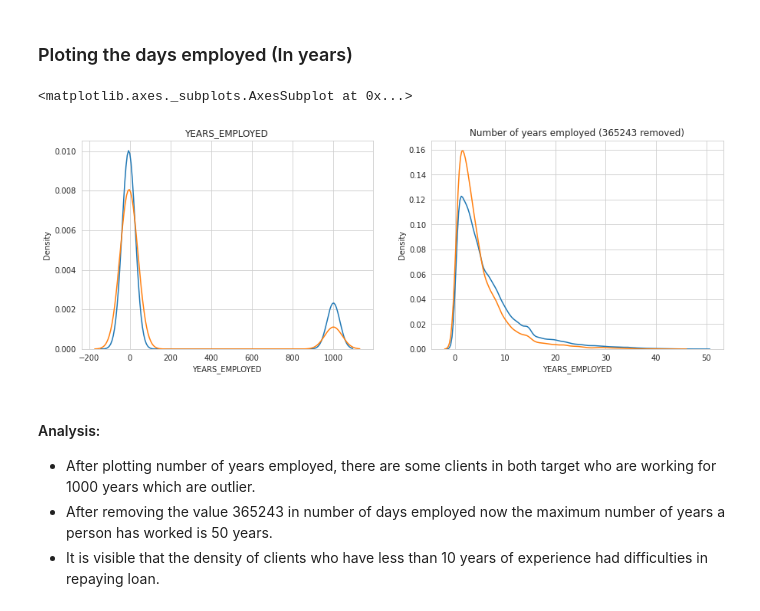
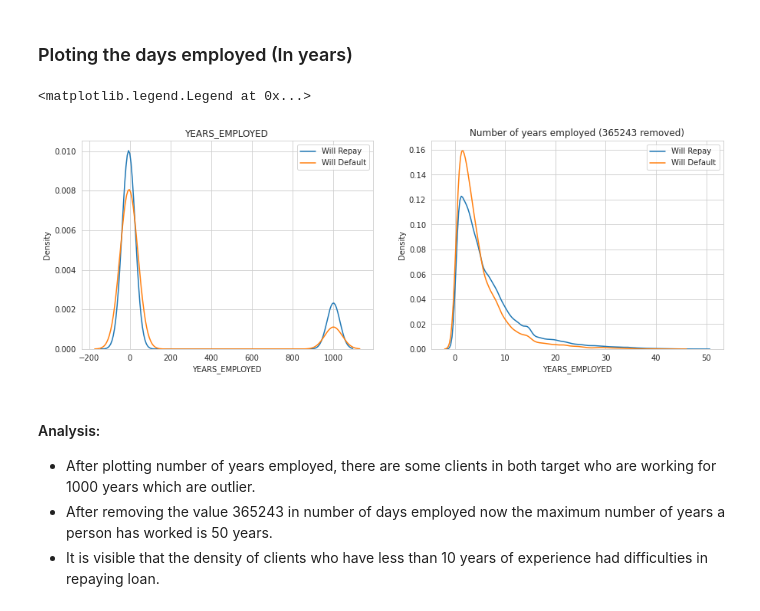
Before and after one commit to wins999/Home_Credit_Loan_Prediction, a Jupyter notebook: Exploratory_Data_Analysis_Home_Credit_v_1.ipynb, the cells around one changed output. Cells and saved outputs as stored; diff of their text form; code cells hidden in the pictures.

```diff
--- a/Exploratory_Data_Analysis_Home_Credit_v_1.ipynb
+++ b/Exploratory_Data_Analysis_Home_Credit_v_1.ipynb
@@ -295,27 +372,29 @@ app_train[app_train['AMT_INCOME_TOTAL']>(0.2*1e8)]
 # %%
 fig,axes=plt.subplots(nrows=1,ncols=2,figsize=(15, 5))
 
 app_train['YEARS_EMPLOYED']=(app_train['DAYS_EMPLOYED'])/365
 
 axes[0].title.set_text('YEARS_EMPLOYED')
 axes[0].set_xlabel('YEARS_EMPLOYED')
 axes[0].set_ylabel('Density')
-sns.kdeplot(app_train.loc[app_train['TARGET'] == 0, 'YEARS_EMPLOYED'] , label = 'target == 0',ax=axes[0])
-sns.kdeplot(app_train.loc[app_train['TARGET'] == 1, 'YEARS_EMPLOYED'] , label = 'target == 1',ax=axes[0])
+sns.kdeplot(app_train.loc[app_train['TARGET'] == 0, 'YEARS_EMPLOYED'] , label = 'Will Repay',ax=axes[0])
+sns.kdeplot(app_train.loc[app_train['TARGET'] == 1, 'YEARS_EMPLOYED'] , label = 'Will Default',ax=axes[0])
+axes[0].legend()
 
 #Replacing the outlier with np.nan
 app_train["DAYS_EMPLOYED"].replace({365243: np.nan}, inplace = True)
 
 app_train['YEARS_EMPLOYED']=(-app_train['DAYS_EMPLOYED'])/365
 
 axes[1].title.set_text('Number of years employed (365243 removed)')
 axes[1].set_xlabel('YEARS_EMPLOYED')
 axes[1].set_ylabel('Density')
-sns.kdeplot(app_train.loc[app_train['TARGET'] == 0, 'YEARS_EMPLOYED'] , label = 'target == 0',ax=axes[1])
-sns.kdeplot(app_train.loc[app_train['TARGET'] == 1, 'YEARS_EMPLOYED'] , label = 'target == 1',ax=axes[1])
+sns.kdeplot(app_train.loc[app_train['TARGET'] == 0, 'YEARS_EMPLOYED'] , label = 'Will Repay',ax=axes[1])
+sns.kdeplot(app_train.loc[app_train['TARGET'] == 1, 'YEARS_EMPLOYED'] , label = 'Will Default',ax=axes[1])
+axes[1].legend()
 # %% [output]
-<matplotlib.axes._subplots.AxesSubplot at 0x...>
+<matplotlib.legend.Legend at 0x...>
-[figure, old version]
+[figure, new version]
 # %% [markdown]
 <h4>Analysis:</h4>
 
```
Also changed, not shown: parts of 23 cells of this notebook.
